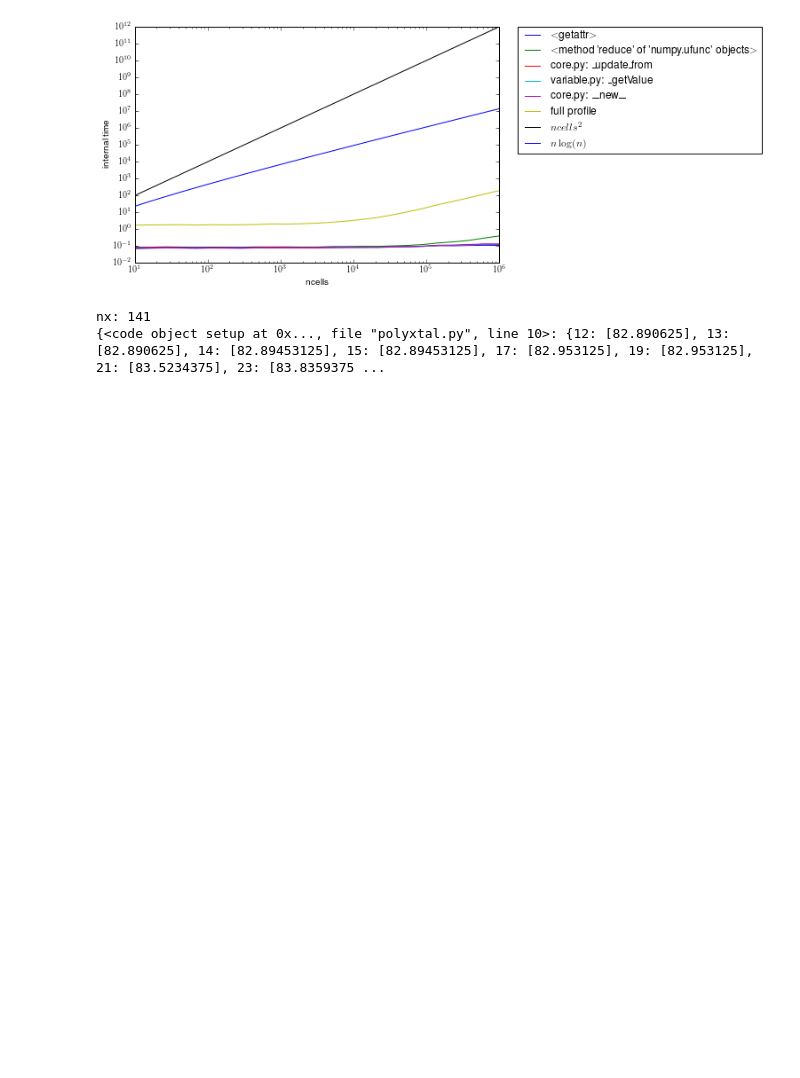
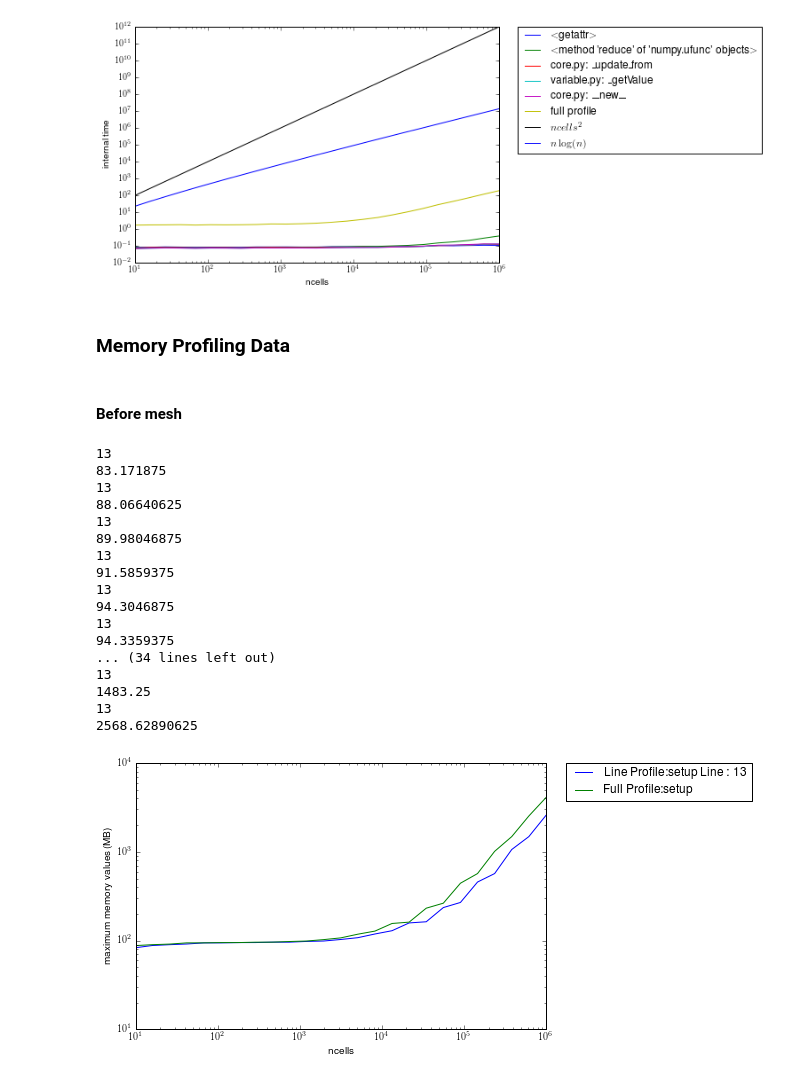
Before and after one commit to dmurali1/SURF2013, a Jupyter notebook: Profile_Polyxtal.ipynb, the cells around one changed output. Cells and saved outputs as stored; diff of their text form; code cells hidden in the pictures; blank space fills up the shorter version.

Commit message:
Memory profiler doesn't work. Preliminary time profiled for polyxtal.

```diff
--- a/Profile_Polyxtal.ipynb
+++ b/Profile_Polyxtal.ipynb
@@ -144,12 +144,37 @@ Traceback (most recent call last):
   File "device.pyx", line 55, in zmq.core.device.device (zmq/core/device.c:754)
 ZMQError: Interrupted system call
 [figure]
+# %% [markdown]
+### Memory Profiling Data
+# %% [markdown]
+#### Before mesh
 # %%
-from profiling_memory import MemoryProfiler
+from profiling_memory import MemoryProfiler, MemoryViewer
+from polyxtal import PolyxtalSimulation
 from polyxtal import func
+
+ncells = np.array(np.logspace(1, 6, 25), dtype=int)
 memoryProfiler = MemoryProfiler(profileMethod=PolyxtalSimulation.setup, runfunc=func)
-memoryProfiler.profile(20000)
-print memoryProfiler.codeMap
+memoryViewer = MemoryViewer(memoryProfiler, ncells)
+
+memoryViewer.plot(line=13)
+plt.show()
 # %% [output]
-nx: 141
-{<code object setup at 0x..., file "polyxtal.py", line 10>: {12: [82.890625], 13: [82.890625], 14: [82.89453125], 15: [82.89453125], 17: [82.953125], 19: [82.953125], 21: [83.5234375], 23: [83.8359375 ...
+13
+83.171875
+13
+88.06640625
+13
+89.98046875
+13
+91.5859375
+13
+94.3046875
+13
+94.3359375
+... (34 lines left out)
+13
+1483.25
+13
+2568.62890625
+[figure, added]
```
Also changed, not shown: parts of 17 cells of this notebook, 4 other files.
